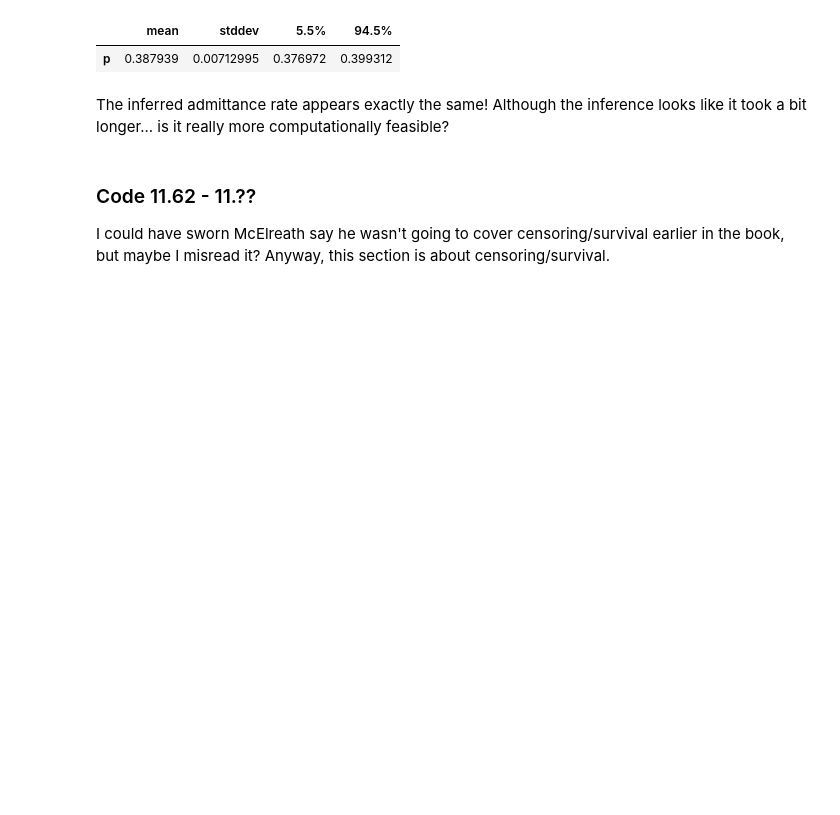
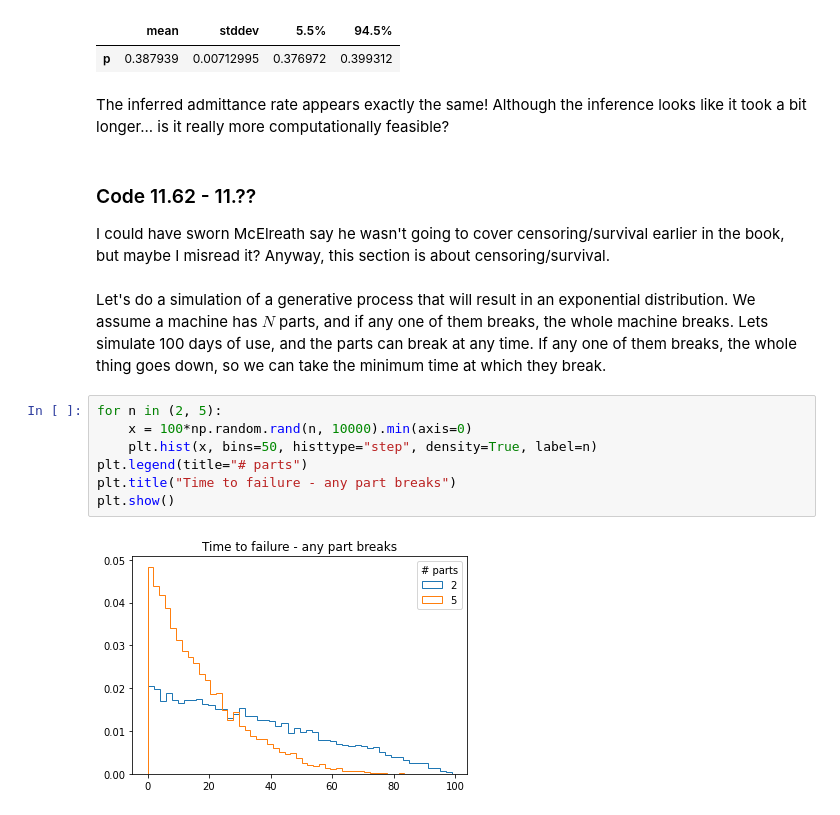
Before and after one commit to ecotner/statistical-rethinking, a Jupyter notebook: notebooks/11_god_spiked_ints.ipynb, the cells around one changed output. Cells and saved outputs as stored; diff of their text form; blank space fills up the shorter version.

Commit message:
finished chapter 11 on integer distributions (and a bit of censoring)

```diff
--- a/notebooks/11_god_spiked_ints.ipynb
+++ b/notebooks/11_god_spiked_ints.ipynb
@@ -1231,3 +1231,14 @@ The inferred admittance rate appears exactly the same! Although the inference lo
 # %% [markdown]
 ### Code 11.62 - 11.??
 I could have sworn McElreath say he wasn't going to cover censoring/survival earlier in the book, but maybe I misread it? Anyway, this section is about censoring/survival.
+# %% [markdown]
+Let's do a simulation of a generative process that will result in an exponential distribution. We assume a machine has $N$ parts, and if any one of them breaks, the whole machine breaks. Lets simulate 100 days of use, and the parts can break at any time. If any one of them breaks, the whole thing goes down, so we can take the minimum time at which they break.
+# %%
+for n in (2, 5):
+    x = 100*np.random.rand(n, 10000).min(axis=0)
+    plt.hist(x, bins=50, histtype="step", density=True, label=n)
+plt.legend(title="# parts")
+plt.title("Time to failure - any part breaks")
+plt.show()
+# %% [output]
+[figure, added]
```
Also changed, not shown: parts of 10 cells of this notebook.
